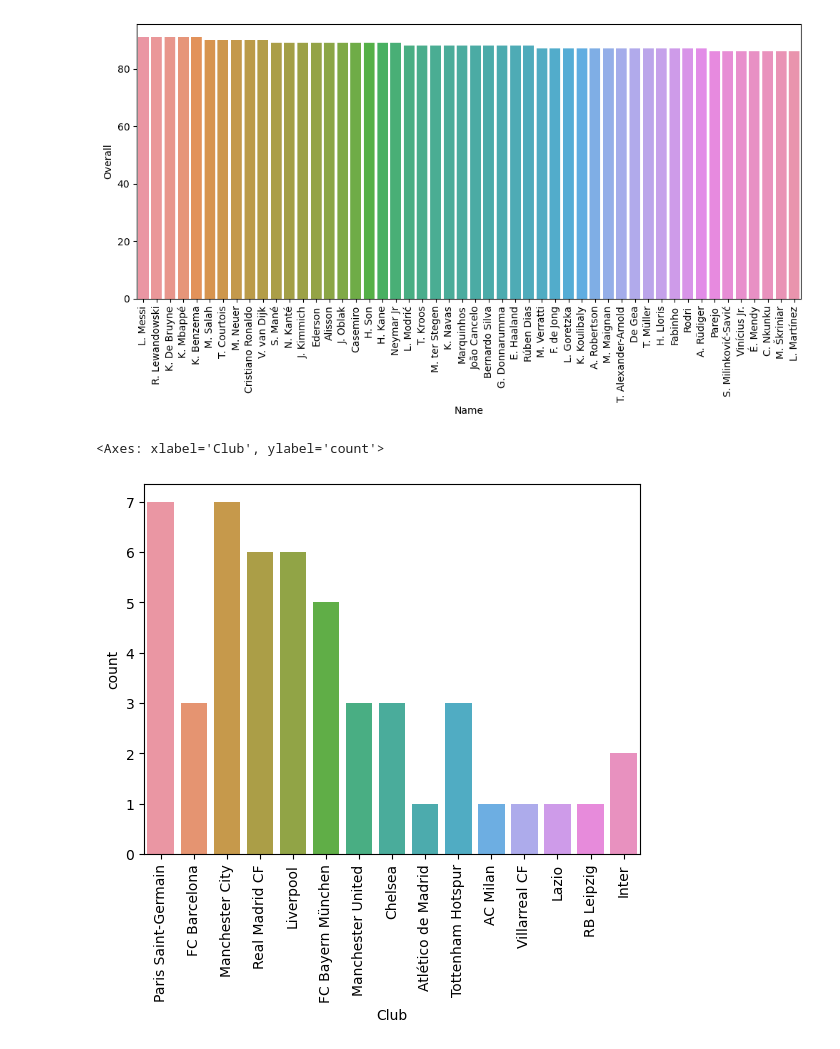
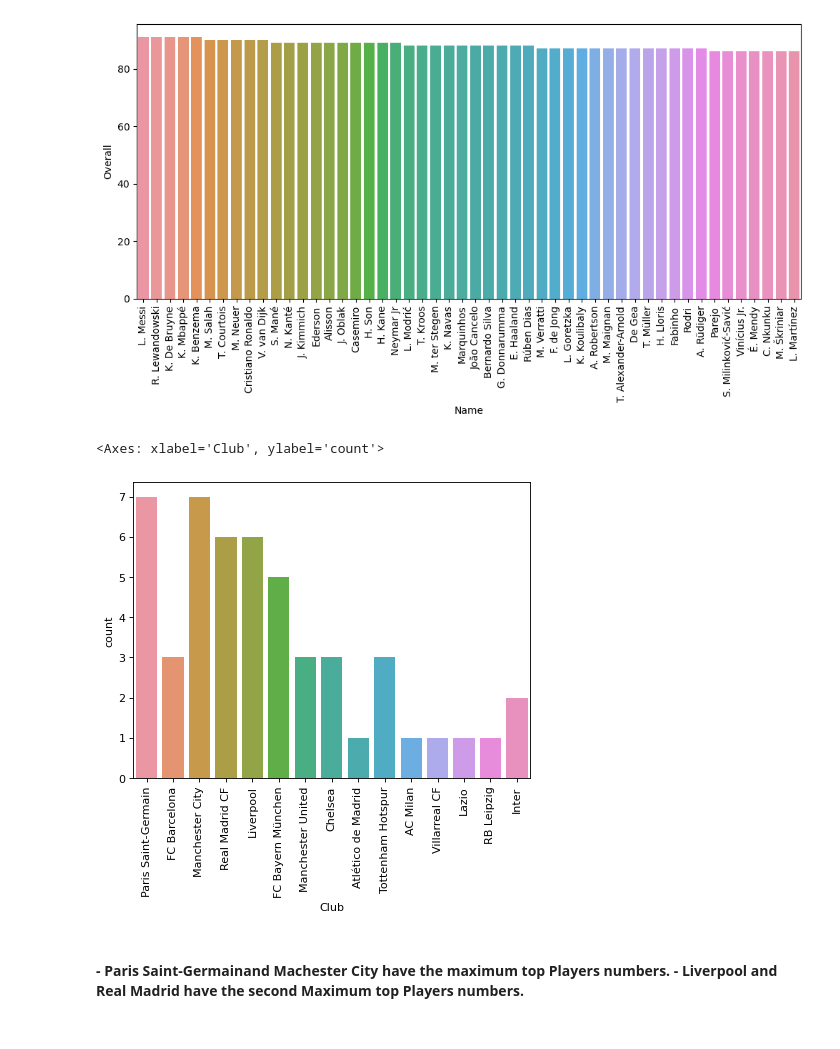
Before and after one commit to msaurabhraj/SkillFusionX_Ml_project, a Jupyter notebook: EDA.ipynb, the cells around one changed output. Saved outputs shown, nothing was run; the diff lists cells and outputs as text; code cells hidden in the pictures.

Commit message:
added data preprocessing

```diff
--- a/EDA.ipynb
+++ b/EDA.ipynb
@@ -96,3 +57,10 @@ plt.title('Distribution of Age')
 plt.show()
 # %% [output]
 [figure]
+# %%
+sns.set_palette("Wistia_r")
+sns.lmplot(x="Age", y="BallControl",data=data,markers=".",
+           order=3, ci=None, line_kws={"linewidth":3,"color":"green"},aspect=2);
+
+plt.title("Figure : \n\n\n Ball Control vs age");
+plt.show()
@@ -114,0 +96,7 @@ sns.lineplot(x='Height', y='HeadingAccuracy', data=data, legend='brief', label='
+# %%
+sns.set_palette("seismic_r")
+sns.relplot(x='WageEUR',y='Overall',palette = 'viridis', aspect=2.5,data=data,color="Blue")
+plt.title('Wage vs Overall',fontsize = 20)
+plt.xlabel('Wage in Euros')
+plt.ylabel('Overall Rating')
+plt.show()
@@ -158,9 +167,12 @@ sns.barplot(x="Name", y = "Overall", data=top50)
 <Axes: xlabel='Name', ylabel='Overall'>
 [figure]
 # %%
-plt.figure(dpi=100)
+plt.figure(dpi=80)
 plt.xticks(rotation=90)
 sns.countplot(x="Club", data=top50)
 # %% [output]
 <Axes: xlabel='Club', ylabel='count'>
-[figure, old version]
+[figure, new version]
+# %% [markdown]
+<h4>- Paris Saint-Germainand Machester City have the maximum top Players numbers.</br></br>
+    - Liverpool and Real Madrid have the second Maximum top Players numbers.</h4>
```
Also changed, not shown: parts of 28 cells of this notebook, 6 other files.
